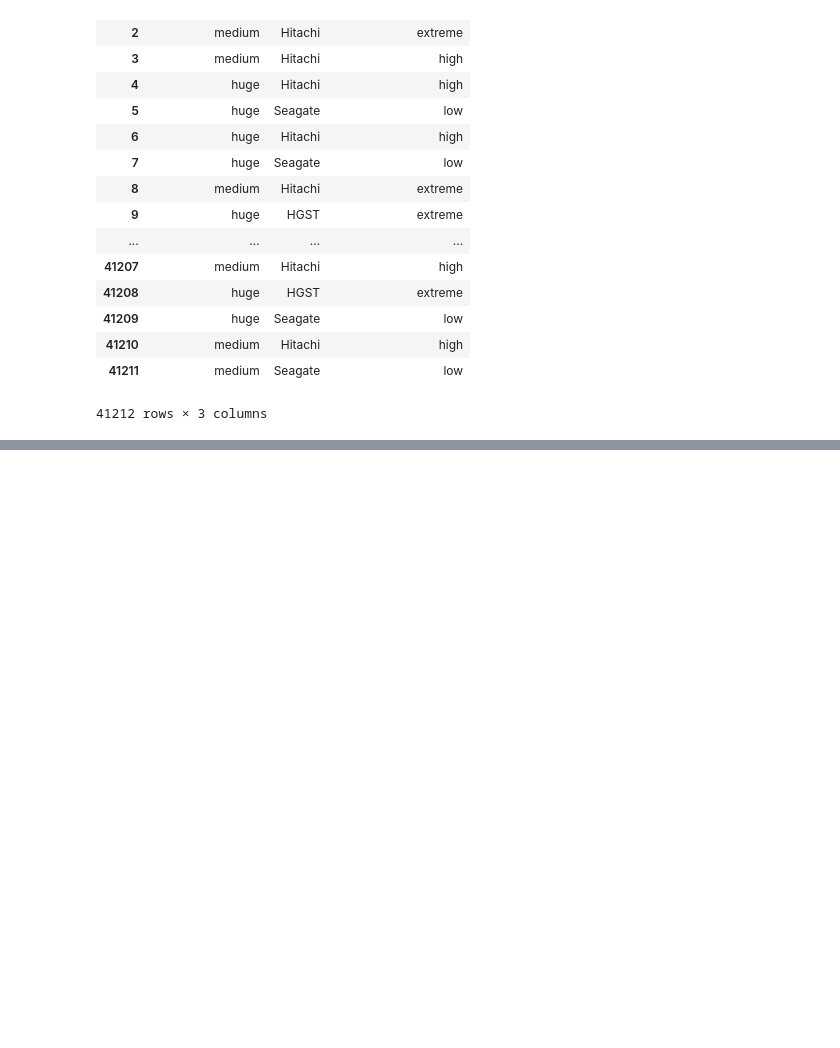
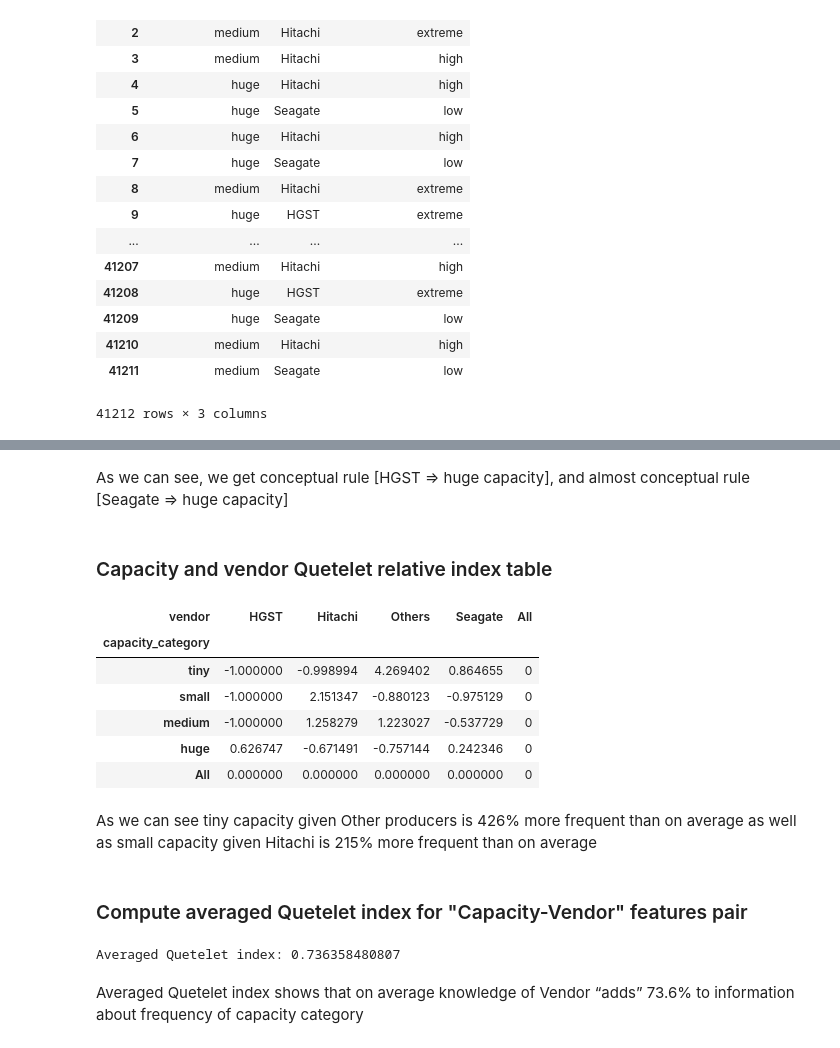
Before and after one commit to IIoTeP9HuY/Data_Analysis_and_Data_Mining_Class, a Jupyter notebook: Report.ipynb, the cells around one changed output, grey strips where cells are left out. Drawn from its saved outputs; the diff is of its cells as text; code cells hidden in the pictures; blank space fills up the shorter version.

```diff
--- a/Report.ipynb
+++ b/Report.ipynb
@@ -664,0 +703,24 @@ capacity_vendor_crosstab
+# %% [markdown]
+As we can see, we get conceptual rule [HGST => huge capacity], and almost conceptual rule [Seagate => huge capacity]
+# %% [markdown]
+### Capacity and vendor Quetelet relative index table
+# %%
+capacity_vendor_result["relative_quetelet_index"]
+# %% [output]
+| vendor | HGST | Hitachi | Others | Seagate | All |
+| capacity_category |  |  |  |  |  |
+| tiny | -1.000000 | -0.998994 | 4.269402 | 0.864655 | 0 |
+| small | -1.000000 | 2.151347 | -0.880123 | -0.975129 | 0 |
+| medium | -1.000000 | 1.258279 | 1.223027 | -0.537729 | 0 |
+| huge | 0.626747 | -0.671491 | -0.757144 | 0.242346 | 0 |
+| All | 0.000000 | 0.000000 | 0.000000 | 0.000000 | 0 |
+# %% [markdown]
+As we can see tiny capacity given Other producers is 426% more frequent than on average as well as small capacity given Hitachi is 215% more frequent than on average
+# %% [markdown]
+### Compute averaged Quetelet index for "Capacity-Vendor" features pair
+# %%
+print("Averaged Quetelet index:", capacity_vendor_result["averagedQueteletIndex"])
+# %% [output]
+Averaged Quetelet index: 0.736358480807
+# %% [markdown]
+Averaged Quetelet index shows that on average knowledge of Vendor “adds” 73.6% to information about frequency of capacity category
```
Also changed, not shown: parts of 23 cells of this notebook.
